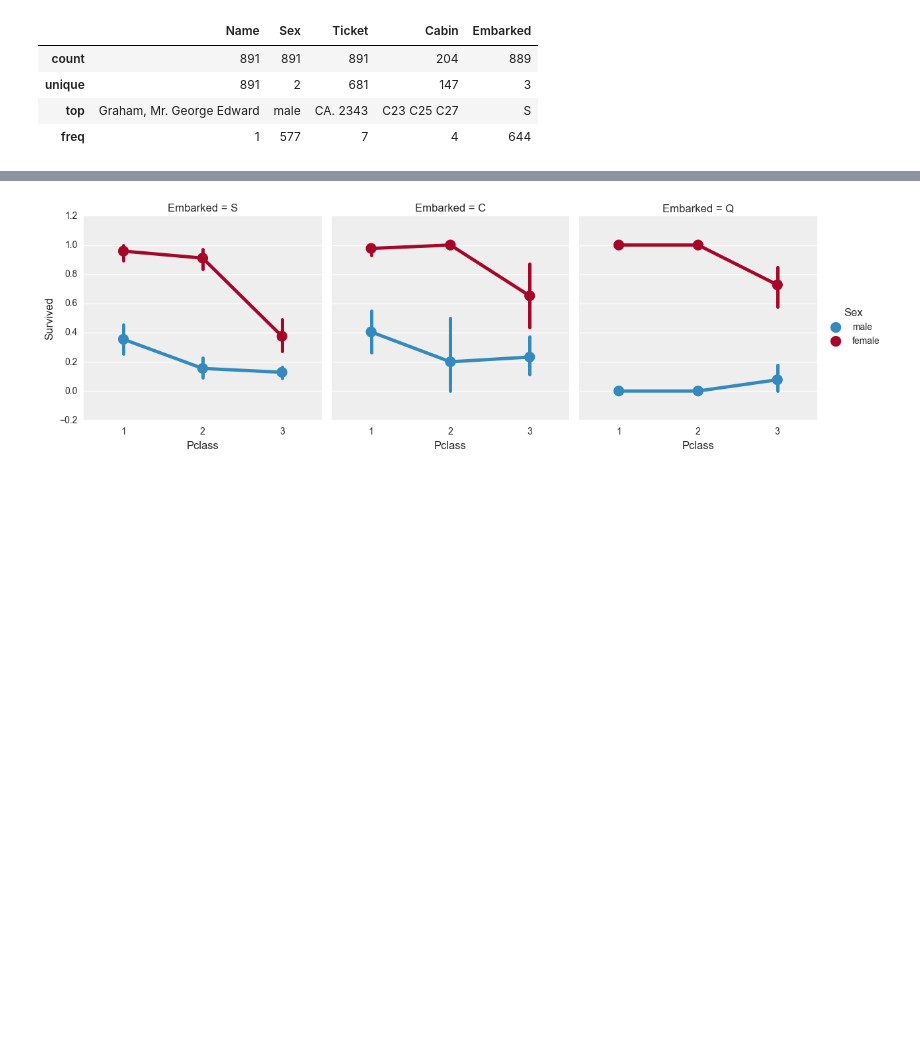
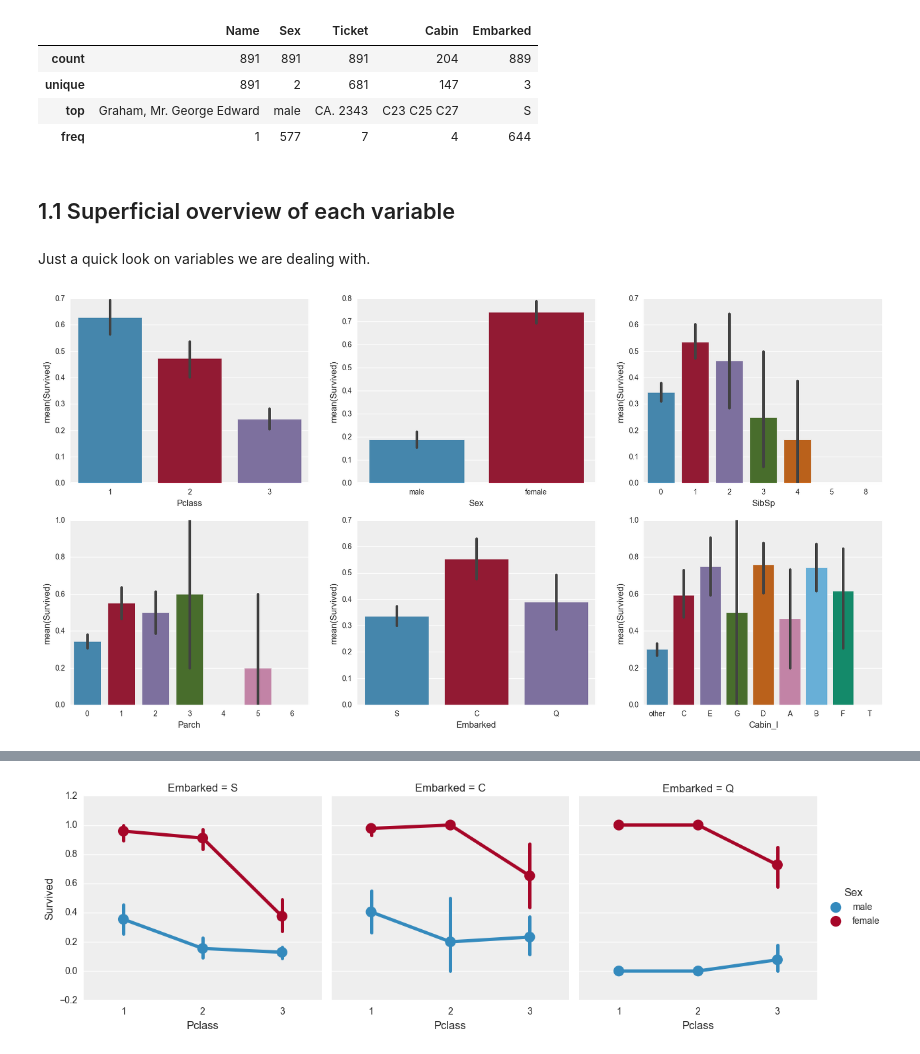
Before and after one commit to jkokatjuhha/famous_titanic, a Jupyter notebook: titanic.ipynb, the cells around one changed output, grey strips where cells are left out. Cells and saved outputs as stored; diff of their text form; code cells hidden in the pictures; blank space fills up the shorter version.

Commit message:
additional plots

```diff
--- a/titanic.ipynb
+++ b/titanic.ipynb
@@ -41,8 +41,8 @@ pd.set_option('display.max_columns', 500)
 import warnings
 warnings.filterwarnings("ignore")
 # %%
-train = pd.read_csv('/Users/kokatjuhha/Desktop/train.csv')
-test = pd.read_csv('/Users/kokatjuhha/Desktop/test.csv')
+train = pd.read_csv('~/Desktop/train.csv')
+test = pd.read_csv('~/Desktop/test.csv')
 # %%
 train.info()
 # %% [output]
@@ -95,3 +95,24 @@ train.describe(include=['O'])
 | unique | 891 | 2 | 681 | 147 | 3 |
 | top | Graham, Mr. George Edward | male | CA. 2343 | C23 C25 C27 | S |
 | freq | 1 | 577 | 7 | 4 | 644 |
+# %%
+## exctract cabin letter.
+def extract_cabin(x):
+    return x!=x and 'other' or x[0]
+train['Cabin_l'] = train['Cabin'].apply(extract_cabin)
+# %% [markdown]
+## 1.1 Superficial overview of each variable
+# %% [markdown]
+Just a quick look on variables we are dealing with.
+# %%
+plain_features = ['Pclass', 'Sex', 'SibSp', 'Parch', 'Embarked', 'Cabin_l']
+fig, ax = plt.subplots(nrows = 2, ncols = 3 ,figsize=(20,10))
+start = 0
+for j in range(2):
+    for i in range(3):
+        if start == len(plain_features):
+            break
+        sns.barplot(x=plain_features[start], y='Survived', data=train, ax=ax[j,i])
+        start += 1
+# %% [output]
+[figure, added]
```
Also changed, not shown: parts of 20 cells of this notebook.
